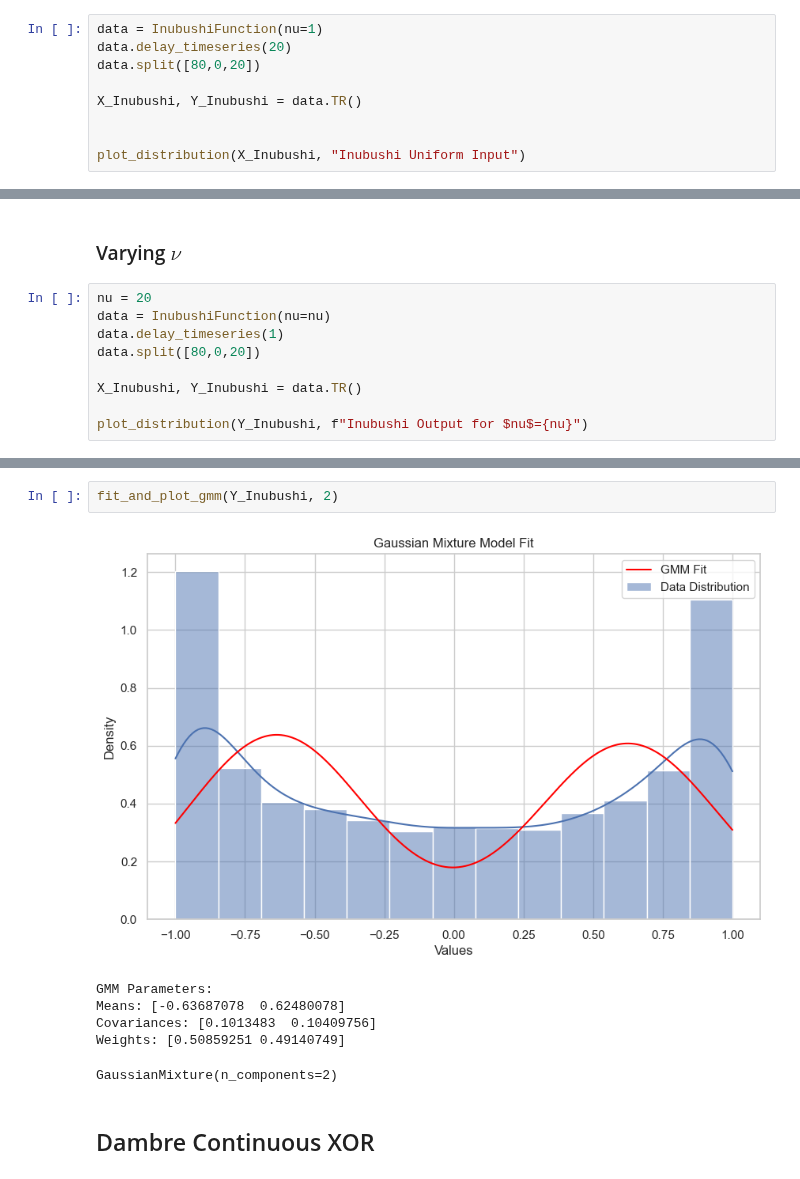
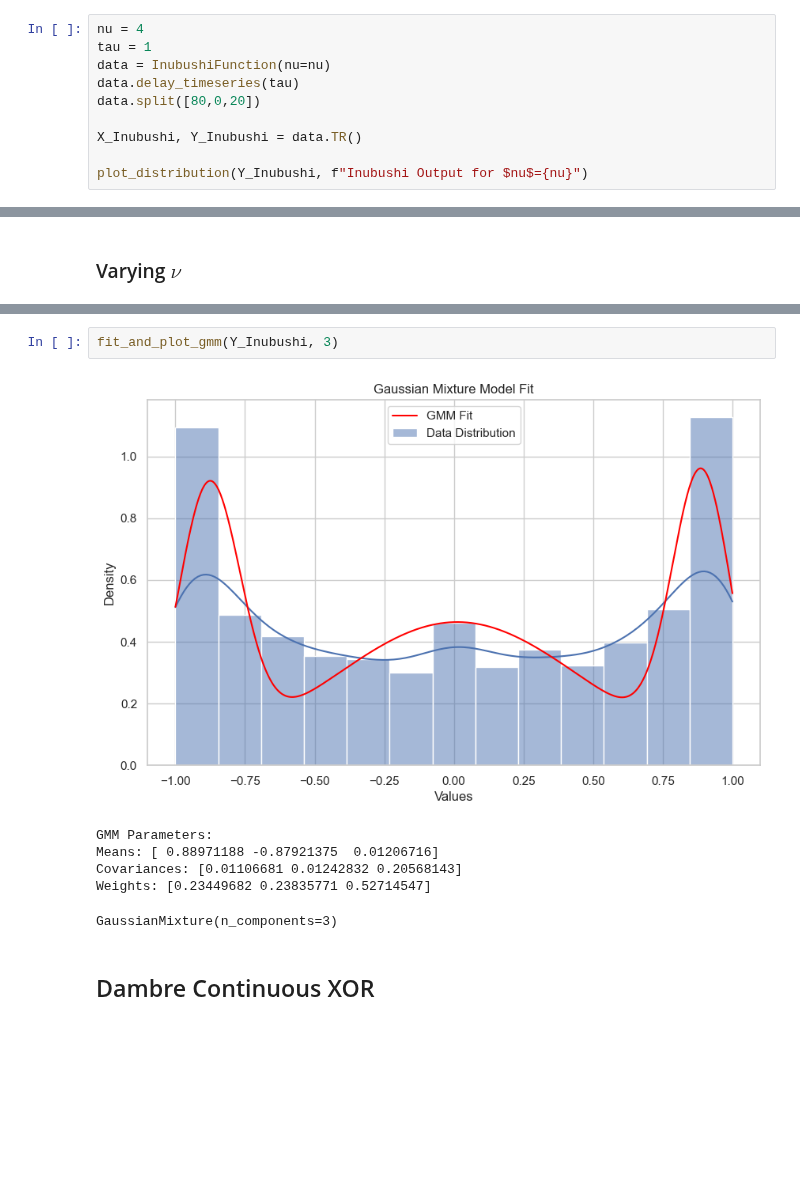
Before and after one commit to Sergio-Ltr/Generalized-Intrinsic-Plasticity, a Jupyter notebook: EXPERIMENTS/BENCHMARKS/NonLinearBenchmarks.ipynb, the cells around one changed output, grey strips where cells are left out. Cells and saved outputs as stored; diff of their text form; blank space fills up the shorter version.

```diff
--- a/EXPERIMENTS/BENCHMARKS/NonLinearBenchmarks.ipynb
+++ b/EXPERIMENTS/BENCHMARKS/NonLinearBenchmarks.ipynb
@@ -233,12 +278,13 @@ plot_distribution(NARMA10(split=False).Y_DATA, "Narma 10")
 # %% [markdown]
 ## Inubushi Non Linear Function
 # %%
-data = InubushiFunction(nu=1)
-data.delay_timeseries(20)
+nu = 4
+tau = 1
+data = InubushiFunction(nu=nu)
+data.delay_timeseries(tau)
 data.split([80,0,20])
 
 X_Inubushi, Y_Inubushi = data.TR()
 
-
-plot_distribution(X_Inubushi, "Inubushi Uniform Input")
+plot_distribution(Y_Inubushi, f"Inubushi Output for $nu$={nu}")
 # %% [output]
@@ -246,11 +292,2 @@ plot_distribution(X_Inubushi, "Inubushi Uniform Input")
 # %% [markdown]
 ### Varying $\nu$
-# %%
-nu = 20
-data = InubushiFunction(nu=nu)
-data.delay_timeseries(1)
-data.split([80,0,20])
-
-X_Inubushi, Y_Inubushi = data.TR()
-
-plot_distribution(Y_Inubushi, f"Inubushi Output for $nu$={nu}")
@@ -259,12 +302,12 @@ plot_distribution(Y_Inubushi, f"Inubushi Output for $nu$={nu}")
 # %%
-fit_and_plot_gmm(Y_Inubushi, 2)
+fit_and_plot_gmm(Y_Inubushi, 3)
 # %% [output]
-[figure, old version]
+[figure, new version]
 GMM Parameters:
-Means: [-0.63687078  0.62480078]
-Covariances: [0.1013483  0.10409756]
-Weights: [0.50859251 0.49140749]
+Means: [ 0.88971188 -0.87921375  0.01206716]
+Covariances: [0.01106681 0.01242832 0.20568143]
+Weights: [0.23449682 0.23835771 0.52714547]
-GaussianMixture(n_components=2)
+GaussianMixture(n_components=3)
 # %% [markdown]
 ## Dambre Continuous XOR
 # %%
```
Also changed, not shown: parts of 14 cells of this notebook, 8 other files.
